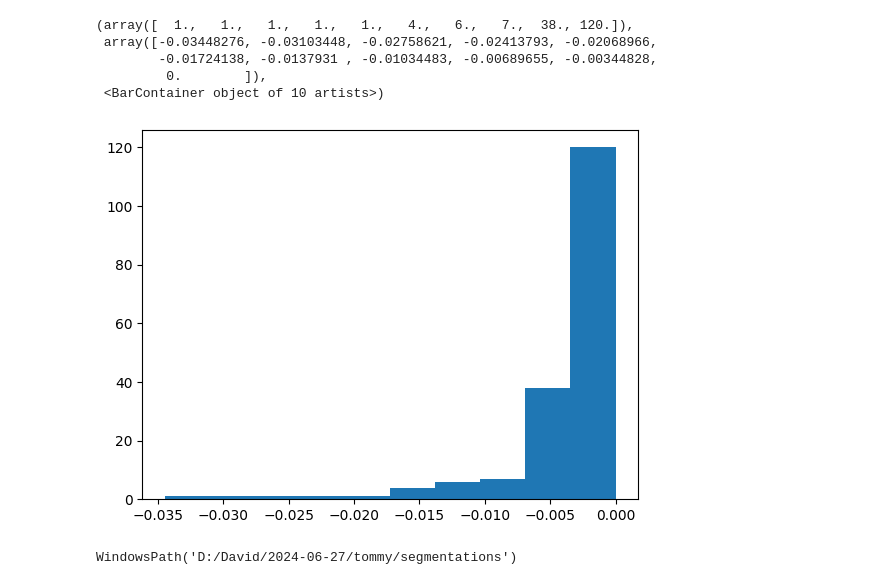
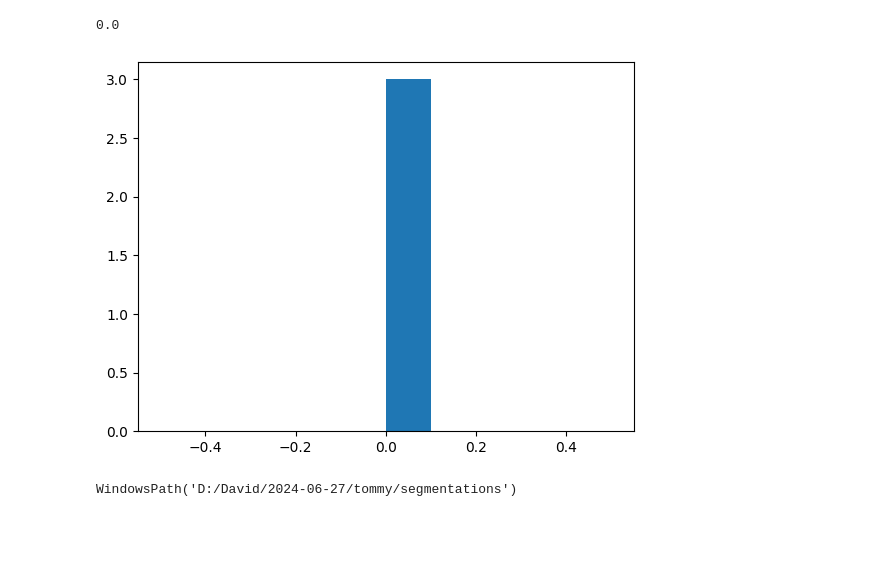
Before and after one commit to Shavit-Lab/cell_paint_seg, a Jupyter notebook: experiments/count_alive.ipynb, the cells around one changed output. Saved outputs shown, nothing was run; the diff lists cells and outputs as text; code cells hidden in the pictures; blank space fills up the shorter version.

```diff
--- a/experiments/count_alive.ipynb
+++ b/experiments/count_alive.ipynb
@@ -6,7 +6,8 @@ from tqdm import tqdm
 import pandas as pd
 import matplotlib.pyplot as plt
 # %%
-path = "D:\\David\\2025-02-25\\2025-02-25"
+path = "D:\\David\\2024-08-14"
+path = "C:\\Users\\zeiss\\projects\\athey_als\\test-images-96"
 
 path = Path(path) / "tommy/segmentations"
 
@@ -37,15 +38,19 @@ for alive_file in tqdm(alive_files):
     assert 0 in unq_both
     assert 0 in unq_alive
 
-    # for id_both in set(unq_dead) & set(unq_alive):
-    #     assert np.sum(alive == id_both) >= np.sum(dead == id_both)
+    factor = 0
+    for id_both in set(unq_dead) & set(unq_alive):
+        if np.sum(alive == id_both) <= 200:
+            factor += 0
+        #assert np.sum(alive == id_both) >= np.sum(dead == id_both)
+
 
     idx = str(alive_file.stem).rfind("c")
     id = alive_file.stem[:idx]
 
 
     data_ids.append(id)
-    data_alive.append(len(unq_alive) - 1)
+    data_alive.append(len(unq_alive) - 1 - factor)
     data_dead.append(len(unq_dead) - 1)
     data_both.append(len(unq_both) - 1)
 
@@ -58,15 +63,12 @@ df["discrepancy"] = df["alive_count"] + df["dead_count"] - df["count"]
 # %%
 df["sum"] = df["alive_count"] + df["dead_count"]
 df["discrepancy"] = df["count"] - df["sum"]
 df["discrepancy frac."] = df["discrepancy"] / df["count"]
 plt.hist(df["discrepancy frac."])
+df["discrepancy frac."].mean()
 # %% [output]
-(array([  1.,   1.,   1.,   1.,   1.,   4.,   6.,   7.,  38., 120.]),
- array([-0.03448276, -0.03103448, -0.02758621, -0.02413793, -0.02068966,
-        -0.01724138, -0.0137931 , -0.01034483, -0.00689655, -0.00344828,
-         0.        ]),
- <BarContainer object of 10 artists>)
+0.0
-[figure, old version]
+[figure, new version]
 # %%
 
 df.to_csv(path.parents[0] / "cell_counts.csv")
```
Also changed, not shown: 1 other file.
